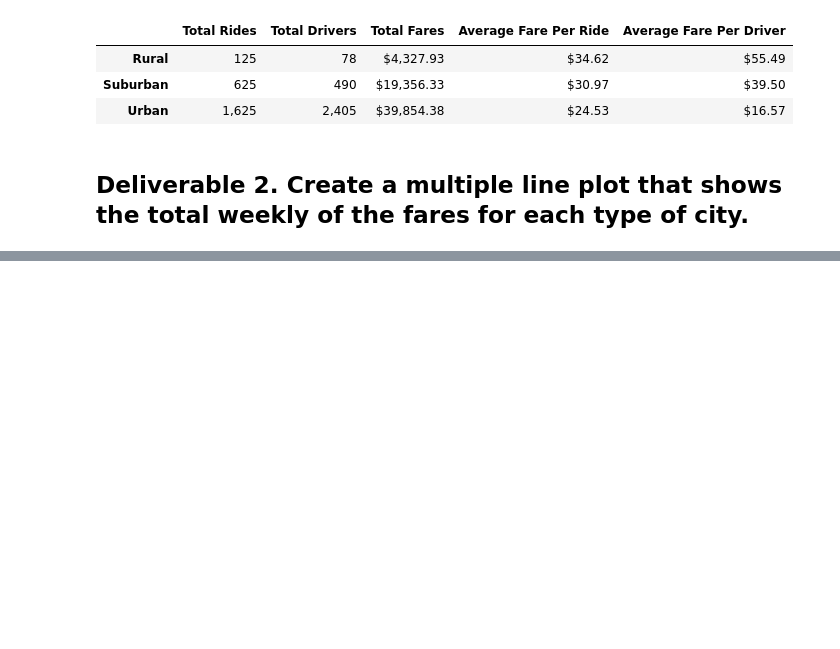
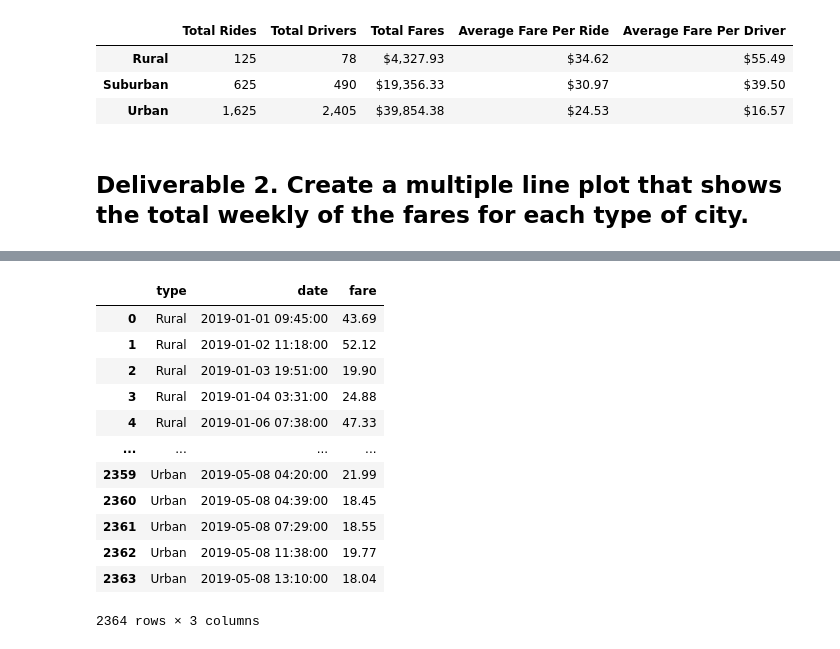
Before and after one commit to Christy-cyber/PyBer_Analysis, a Jupyter notebook: PyBer_Challenge.ipynb, the cells around one changed output, grey strips where cells are left out. Cells and saved outputs as stored; diff of their text form; code cells hidden in the pictures; blank space fills up the shorter version.

```diff
--- a/PyBer_Challenge.ipynb
+++ b/PyBer_Challenge.ipynb
@@ -130,6 +170,22 @@ pyber_summary_df
 # %%
 # 3. Reset the index on the DataFrame you created in #1. This is needed to use the 'pivot()' function.
-# df = df.reset_index()
+
+fares_by_date_df = fares_by_date_df.reset_index()
+fares_by_date_df
+# %% [output]
+|  | type | date | fare |
+| 0 | Rural | 2019-01-01 09:45:00 | 43.69 |
+| 1 | Rural | 2019-01-02 11:18:00 | 52.12 |
+| 2 | Rural | 2019-01-03 19:51:00 | 19.90 |
+| 3 | Rural | 2019-01-04 03:31:00 | 24.88 |
+| 4 | Rural | 2019-01-06 07:38:00 | 47.33 |
+| ... | ... | ... | ... |
+| 2359 | Urban | 2019-05-08 04:20:00 | 21.99 |
+| 2360 | Urban | 2019-05-08 04:39:00 | 18.45 |
+| 2361 | Urban | 2019-05-08 07:29:00 | 18.55 |
+| 2362 | Urban | 2019-05-08 11:38:00 | 19.77 |
+| 2363 | Urban | 2019-05-08 13:10:00 | 18.04 |
+2364 rows × 3 columns
 # %%
 # 4. Create a pivot table with the 'date' as the index, the columns ='type', and values='fare'
 # to get the total fares for each type of city by the date.
```
Also changed, not shown: parts of 8 cells of this notebook.
